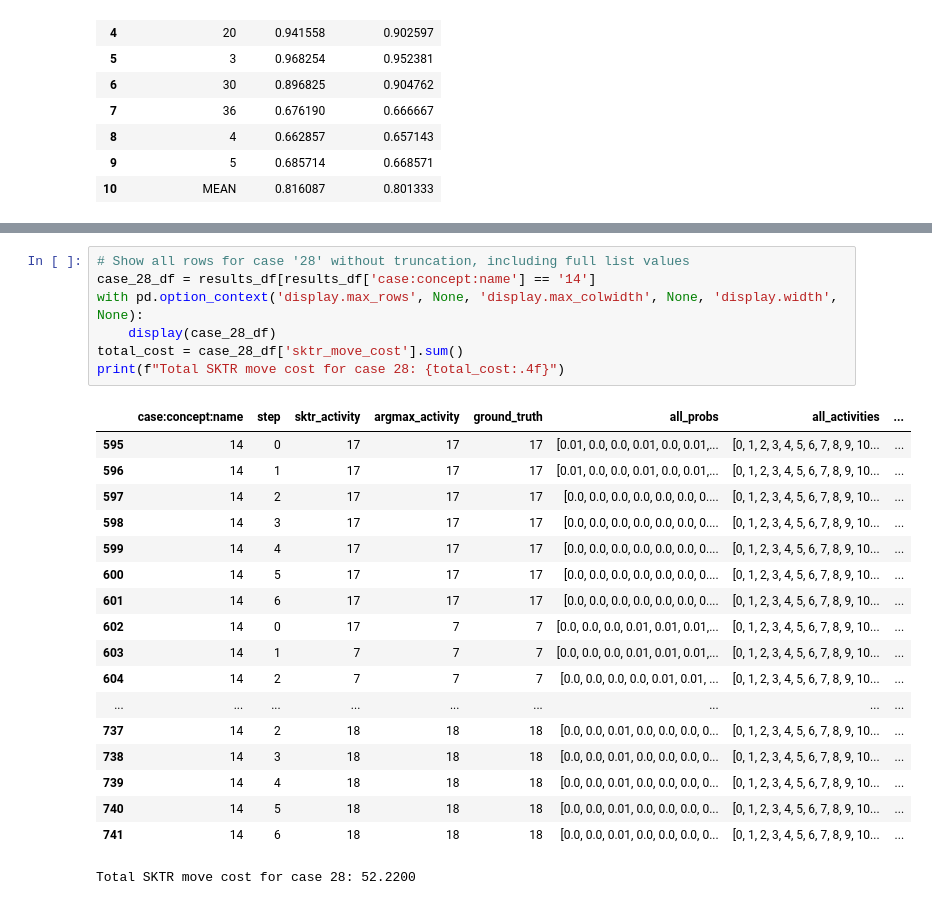
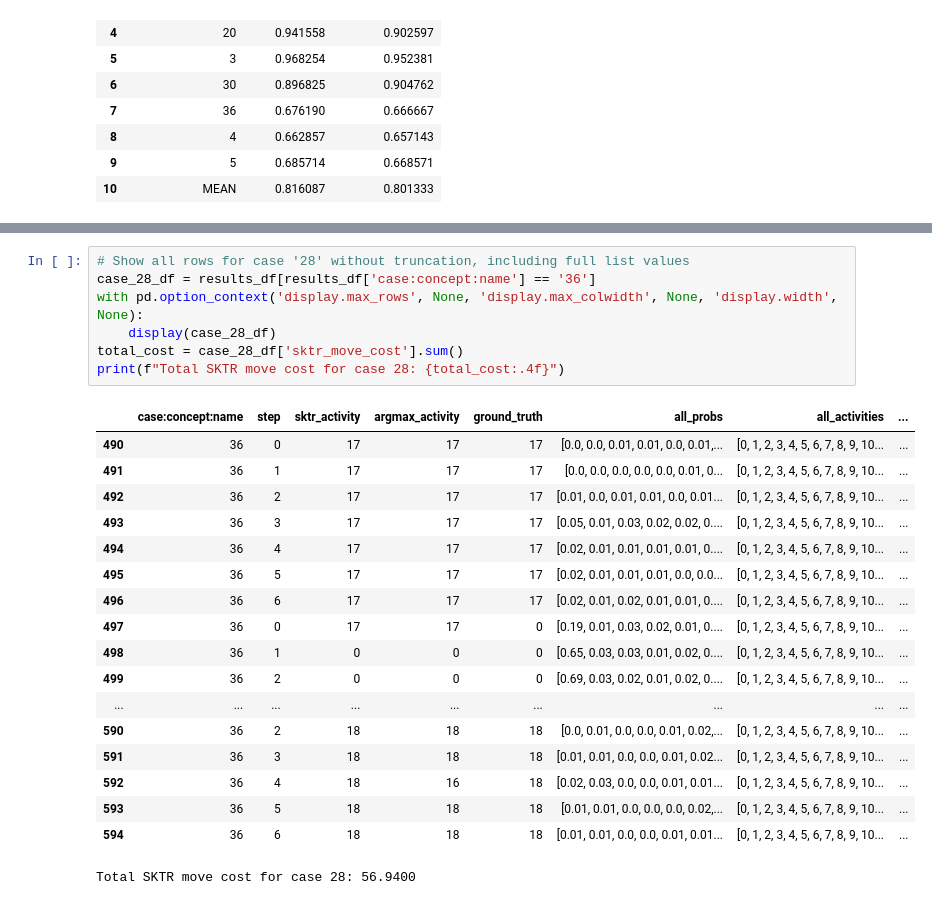
Before and after one commit to elian204/sktr_for_long_traces, a Jupyter notebook: test_incremental_recovery.ipynb, the cells around one changed output, grey strips where cells are left out. Saved outputs shown, nothing was run; the diff lists cells and outputs as text.

```diff
--- a/test_incremental_recovery.ipynb
+++ b/test_incremental_recovery.ipynb
@@ -170,26 +180,26 @@ accuracies
 # %%
 # Show all rows for case '28' without truncation, including full list values
-case_28_df = results_df[results_df['case:concept:name'] == '14']
+case_28_df = results_df[results_df['case:concept:name'] == '36']
 with pd.option_context('display.max_rows', None, 'display.max_colwidth', None, 'display.width', None):
     display(case_28_df)
 total_cost = case_28_df['sktr_move_cost'].sum()
 print(f"Total SKTR move cost for case 28: {total_cost:.4f}")
 # %% [output]
 |  | case:concept:name | step | sktr_activity | argmax_activity | ground_truth | all_probs | all_activities | ... |
-| 595 | 14 | 0 | 17 | 17 | 17 | [0.01, 0.0, 0.0, 0.01, 0.0, 0.01,... | [0, 1, 2, 3, 4, 5, 6, 7, 8, 9, 10... | ... |
-| 596 | 14 | 1 | 17 | 17 | 17 | [0.01, 0.0, 0.0, 0.01, 0.0, 0.01,... | [0, 1, 2, 3, 4, 5, 6, 7, 8, 9, 10... | ... |
-| 597 | 14 | 2 | 17 | 17 | 17 | [0.0, 0.0, 0.0, 0.0, 0.0, 0.0, 0.... | [0, 1, 2, 3, 4, 5, 6, 7, 8, 9, 10... | ... |
-| 598 | 14 | 3 | 17 | 17 | 17 | [0.0, 0.0, 0.0, 0.0, 0.0, 0.0, 0.... | [0, 1, 2, 3, 4, 5, 6, 7, 8, 9, 10... | ... |
-| 599 | 14 | 4 | 17 | 17 | 17 | [0.0, 0.0, 0.0, 0.0, 0.0, 0.0, 0.... | [0, 1, 2, 3, 4, 5, 6, 7, 8, 9, 10... | ... |
-| 600 | 14 | 5 | 17 | 17 | 17 | [0.0, 0.0, 0.0, 0.0, 0.0, 0.0, 0.... | [0, 1, 2, 3, 4, 5, 6, 7, 8, 9, 10... | ... |
-| 601 | 14 | 6 | 17 | 17 | 17 | [0.0, 0.0, 0.0, 0.0, 0.0, 0.0, 0.... | [0, 1, 2, 3, 4, 5, 6, 7, 8, 9, 10... | ... |
-| 602 | 14 | 0 | 17 | 7 | 7 | [0.0, 0.0, 0.0, 0.01, 0.01, 0.01,... | [0, 1, 2, 3, 4, 5, 6, 7, 8, 9, 10... | ... |
-| 603 | 14 | 1 | 7 | 7 | 7 | [0.0, 0.0, 0.0, 0.01, 0.01, 0.01,... | [0, 1, 2, 3, 4, 5, 6, 7, 8, 9, 10... | ... |
-| 604 | 14 | 2 | 7 | 7 | 7 | [0.0, 0.0, 0.0, 0.0, 0.01, 0.01, ... | [0, 1, 2, 3, 4, 5, 6, 7, 8, 9, 10... | ... |
+| 490 | 36 | 0 | 17 | 17 | 17 | [0.0, 0.0, 0.01, 0.01, 0.0, 0.01,... | [0, 1, 2, 3, 4, 5, 6, 7, 8, 9, 10... | ... |
+| 491 | 36 | 1 | 17 | 17 | 17 | [0.0, 0.0, 0.0, 0.0, 0.0, 0.01, 0... | [0, 1, 2, 3, 4, 5, 6, 7, 8, 9, 10... | ... |
+| 492 | 36 | 2 | 17 | 17 | 17 | [0.01, 0.0, 0.01, 0.01, 0.0, 0.01... | [0, 1, 2, 3, 4, 5, 6, 7, 8, 9, 10... | ... |
+| 493 | 36 | 3 | 17 | 17 | 17 | [0.05, 0.01, 0.03, 0.02, 0.02, 0.... | [0, 1, 2, 3, 4, 5, 6, 7, 8, 9, 10... | ... |
+| 494 | 36 | 4 | 17 | 17 | 17 | [0.02, 0.01, 0.01, 0.01, 0.01, 0.... | [0, 1, 2, 3, 4, 5, 6, 7, 8, 9, 10... | ... |
+| 495 | 36 | 5 | 17 | 17 | 17 | [0.02, 0.01, 0.01, 0.01, 0.0, 0.0... | [0, 1, 2, 3, 4, 5, 6, 7, 8, 9, 10... | ... |
+| 496 | 36 | 6 | 17 | 17 | 17 | [0.02, 0.01, 0.02, 0.01, 0.01, 0.... | [0, 1, 2, 3, 4, 5, 6, 7, 8, 9, 10... | ... |
+| 497 | 36 | 0 | 17 | 17 | 0 | [0.19, 0.01, 0.03, 0.02, 0.01, 0.... | [0, 1, 2, 3, 4, 5, 6, 7, 8, 9, 10... | ... |
+| 498 | 36 | 1 | 0 | 0 | 0 | [0.65, 0.03, 0.03, 0.01, 0.02, 0.... | [0, 1, 2, 3, 4, 5, 6, 7, 8, 9, 10... | ... |
+| 499 | 36 | 2 | 0 | 0 | 0 | [0.69, 0.03, 0.02, 0.01, 0.02, 0.... | [0, 1, 2, 3, 4, 5, 6, 7, 8, 9, 10... | ... |
 | ... | ... | ... | ... | ... | ... | ... | ... | ... |
-| 737 | 14 | 2 | 18 | 18 | 18 | [0.0, 0.0, 0.01, 0.0, 0.0, 0.0, 0... | [0, 1, 2, 3, 4, 5, 6, 7, 8, 9, 10... | ... |
-| 738 | 14 | 3 | 18 | 18 | 18 | [0.0, 0.0, 0.01, 0.0, 0.0, 0.0, 0... | [0, 1, 2, 3, 4, 5, 6, 7, 8, 9, 10... | ... |
-| 739 | 14 | 4 | 18 | 18 | 18 | [0.0, 0.0, 0.01, 0.0, 0.0, 0.0, 0... | [0, 1, 2, 3, 4, 5, 6, 7, 8, 9, 10... | ... |
-| 740 | 14 | 5 | 18 | 18 | 18 | [0.0, 0.0, 0.01, 0.0, 0.0, 0.0, 0... | [0, 1, 2, 3, 4, 5, 6, 7, 8, 9, 10... | ... |
-| 741 | 14 | 6 | 18 | 18 | 18 | [0.0, 0.0, 0.01, 0.0, 0.0, 0.0, 0... | [0, 1, 2, 3, 4, 5, 6, 7, 8, 9, 10... | ... |
+| 590 | 36 | 2 | 18 | 18 | 18 | [0.0, 0.01, 0.0, 0.0, 0.01, 0.02,... | [0, 1, 2, 3, 4, 5, 6, 7, 8, 9, 10... | ... |
+| 591 | 36 | 3 | 18 | 18 | 18 | [0.01, 0.01, 0.0, 0.0, 0.01, 0.02... | [0, 1, 2, 3, 4, 5, 6, 7, 8, 9, 10... | ... |
+| 592 | 36 | 4 | 18 | 16 | 18 | [0.02, 0.03, 0.0, 0.0, 0.01, 0.01... | [0, 1, 2, 3, 4, 5, 6, 7, 8, 9, 10... | ... |
+| 593 | 36 | 5 | 18 | 18 | 18 | [0.01, 0.01, 0.0, 0.0, 0.0, 0.02,... | [0, 1, 2, 3, 4, 5, 6, 7, 8, 9, 10... | ... |
+| 594 | 36 | 6 | 18 | 18 | 18 | [0.01, 0.01, 0.0, 0.0, 0.01, 0.01... | [0, 1, 2, 3, 4, 5, 6, 7, 8, 9, 10... | ... |
-Total SKTR move cost for case 28: 52.2200
+Total SKTR move cost for case 28: 56.9400
```
Also changed, not shown: parts of 2 cells of this notebook, 2 other files.
